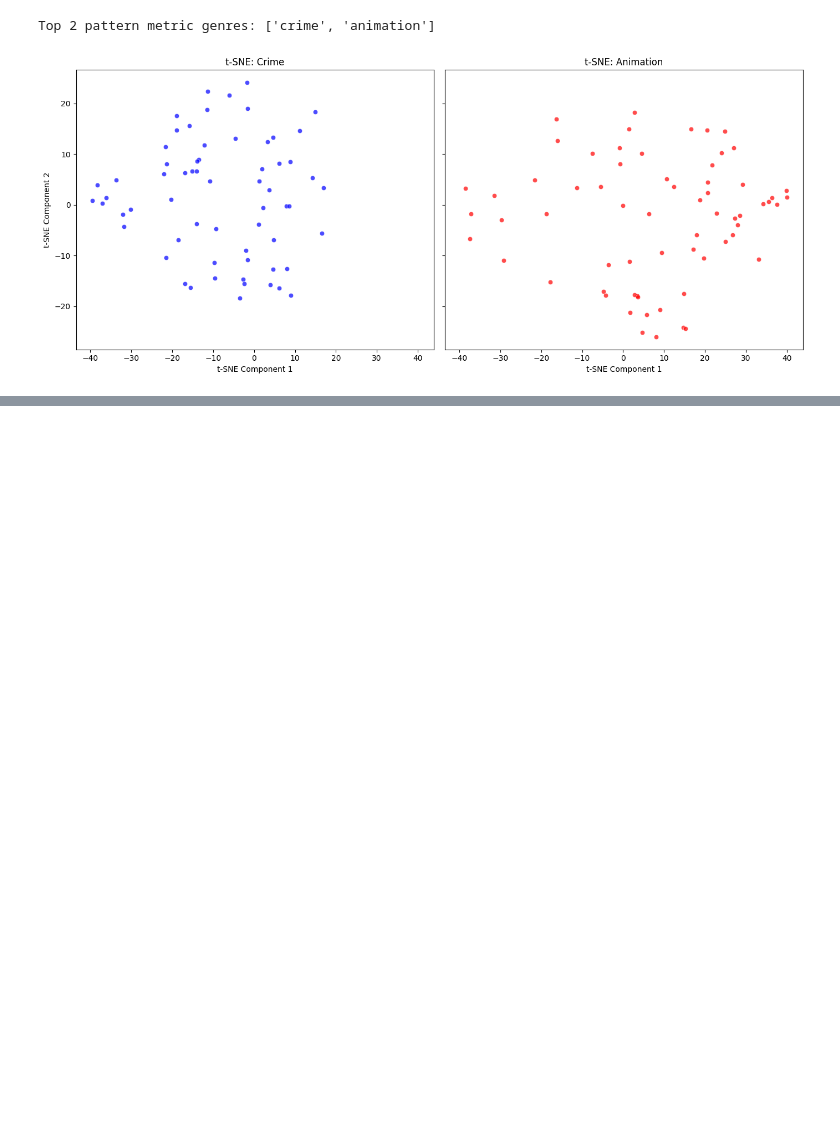
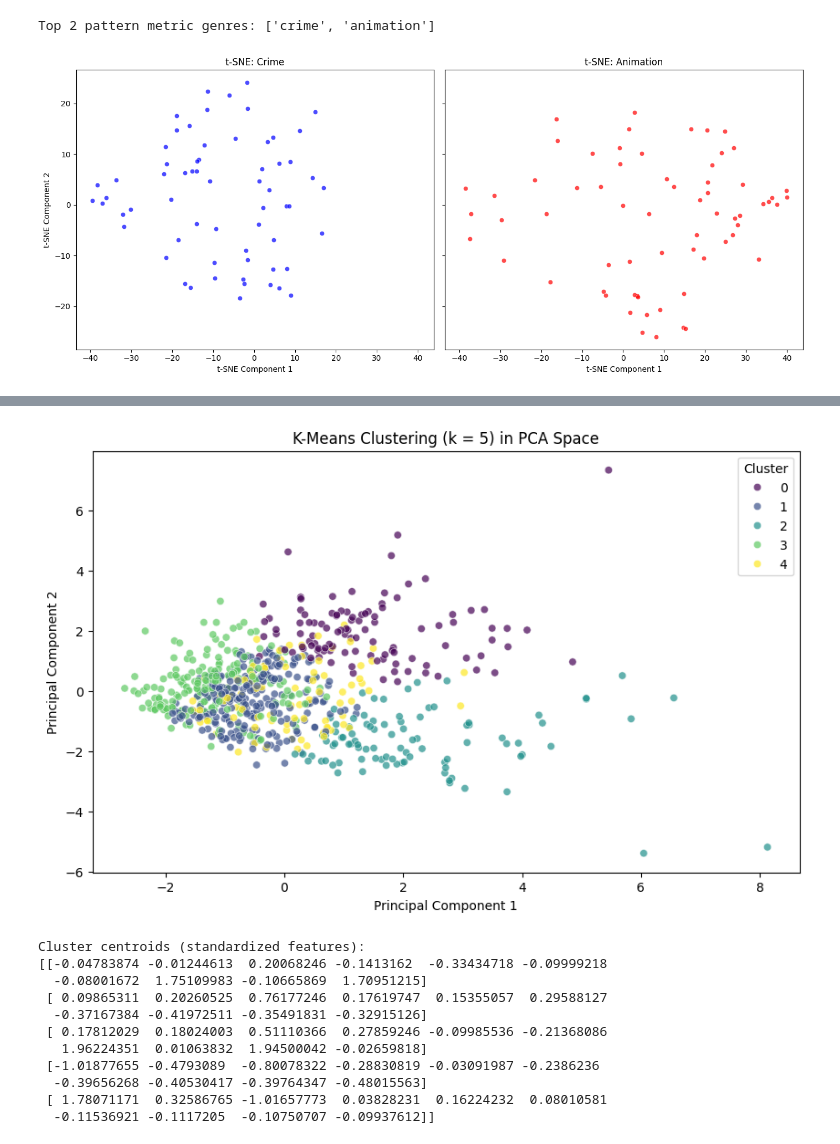
Before and after one commit to cacress/CSC442, a Jupyter notebook: Rithik_Modeling.ipynb, the cells around one changed output, grey strips where cells are left out. Saved outputs shown, nothing was run; the diff lists cells and outputs as text; code cells hidden in the pictures; blank space fills up the shorter version.

Commit message:
Working through different clustering methods to find one that yields actual results in statistical tests

```diff
--- a/Rithik_Modeling.ipynb
+++ b/Rithik_Modeling.ipynb
@@ -329,0 +262,61 @@ Permutation test p-value: 0.000
+# %%
+import pandas as pd
+import matplotlib.pyplot as plt
+import seaborn as sns
+from sklearn.preprocessing import StandardScaler
+from sklearn.decomposition import PCA
+from sklearn.cluster import KMeans
+
+# Define the features and load the data (using your prepared DataFrame 'df')
+features = [
+    'description_sentiment', 'title_sentiment',
+    'description_neutrality', 'title_neutrality',
+    'description_ari', 'title_ari',
+    'description_word_count', 'title_word_count',
+    'description_character_count', 'title_character_count'
+]
+
+# Create a working DataFrame with non-null features and a genre column
+data = df[features + ['top_one_genre']].dropna()
+
+# Standardize the features
+scaler = StandardScaler()
+data_scaled = scaler.fit_transform(data[features])
+
+# Apply PCA to reduce to 2 dimensions for visualization
+pca = PCA(n_components=2)
+pca_result = pca.fit_transform(data_scaled)
+data['pca1'] = pca_result[:, 0]
+data['pca2'] = pca_result[:, 1]
+
+# Perform K-means clustering on the standardized features
+k = 5  # choose the number of clusters; adjust as needed
+kmeans = KMeans(n_clusters=k, random_state=42)
+clusters = kmeans.fit_predict(data_scaled)
+data['cluster'] = clusters
+
+# Visualize the clusters using the PCA projection
+plt.figure(figsize=(10, 6))
+sns.scatterplot(data=data, x='pca1', y='pca2', hue='cluster', palette='viridis', alpha=0.7)
+plt.title("K-Means Clustering (k = {}) in PCA Space".format(k))
+plt.xlabel("Principal Component 1")
+plt.ylabel("Principal Component 2")
+plt.legend(title="Cluster")
+plt.show()
+
+# Print out the cluster centroids in the standardized feature space
+print("Cluster centroids (standardized features):")
+print(kmeans.cluster_centers_)
+# %% [output]
+[figure, added]
+Cluster centroids (standardized features):
+[[-0.04783874 -0.01244613  0.20068246 -0.1413162  -0.33434718 -0.09999218
+  -0.08001672  1.75109983 -0.10665869  1.70951215]
+ [ 0.09865311  0.20260525  0.76177246  0.17619747  0.15355057  0.29588127
+  -0.37167384 -0.41972511 -0.35491831 -0.32915126]
+ [ 0.17812029  0.18024003  0.51110366  0.27859246 -0.09985536 -0.21368086
+   1.96224351  0.01063832  1.94500042 -0.02659818]
+ [-1.01877655 -0.4793089  -0.80078322 -0.28830819 -0.03091987 -0.2386236
+  -0.39656268 -0.40530417 -0.39764347 -0.48015563]
+ [ 1.78071171  0.32586765 -1.01657773  0.03828231  0.16224232  0.08010581
+  -0.11536921 -0.1117205  -0.10750707 -0.09937612]]
```
Also changed, not shown: parts of 2 cells of this notebook.
